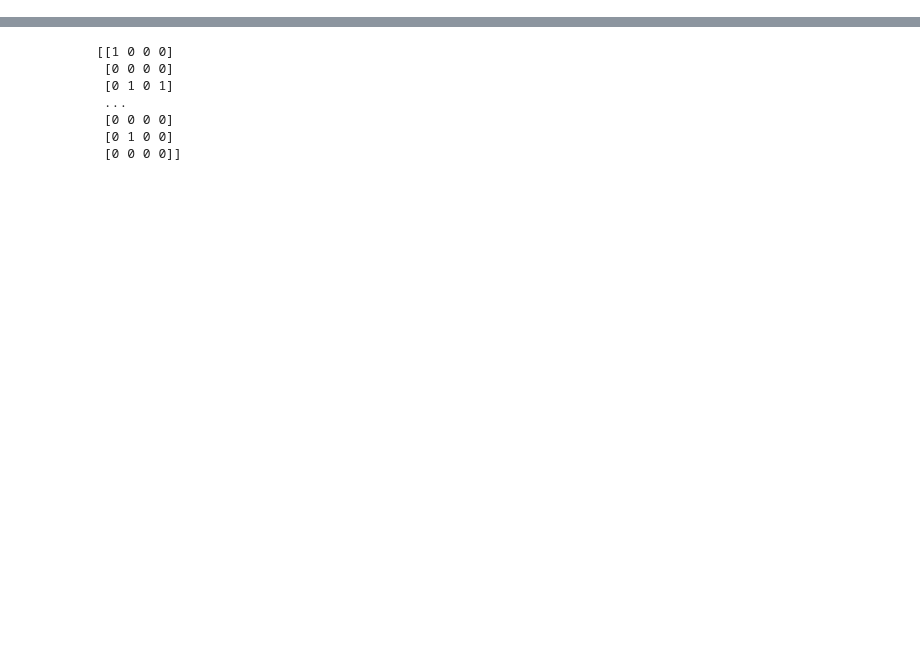
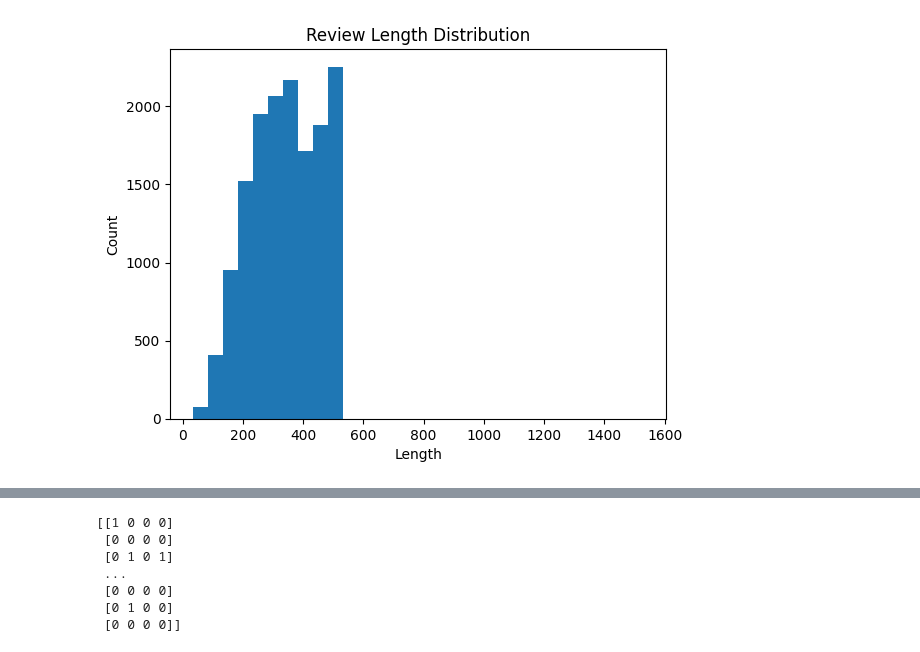
Before and after one commit to Priyanshi07-ai/mobile_app_review_classify_ann_model, a Jupyter notebook: ann_final1.ipynb, the cells around one changed output, grey strips where cells are left out. Drawn from its saved outputs; the diff is of its cells as text; code cells hidden in the pictures; blank space fills up the shorter version.

```diff
--- a/ann_final1.ipynb
+++ b/ann_final1.ipynb
@@ -206,0 +187,10 @@ X = pad_sequences(sequences, maxlen=150)
+# %%
+df['length'] = df['content'].apply(len)
+
+plt.hist(df['length'], bins=30)
+plt.title("Review Length Distribution")
+plt.xlabel("Length")
+plt.ylabel("Count")
+plt.show()
+# %% [output]
+[figure, added]
```
Also changed, not shown: parts of 38 cells of this notebook.
